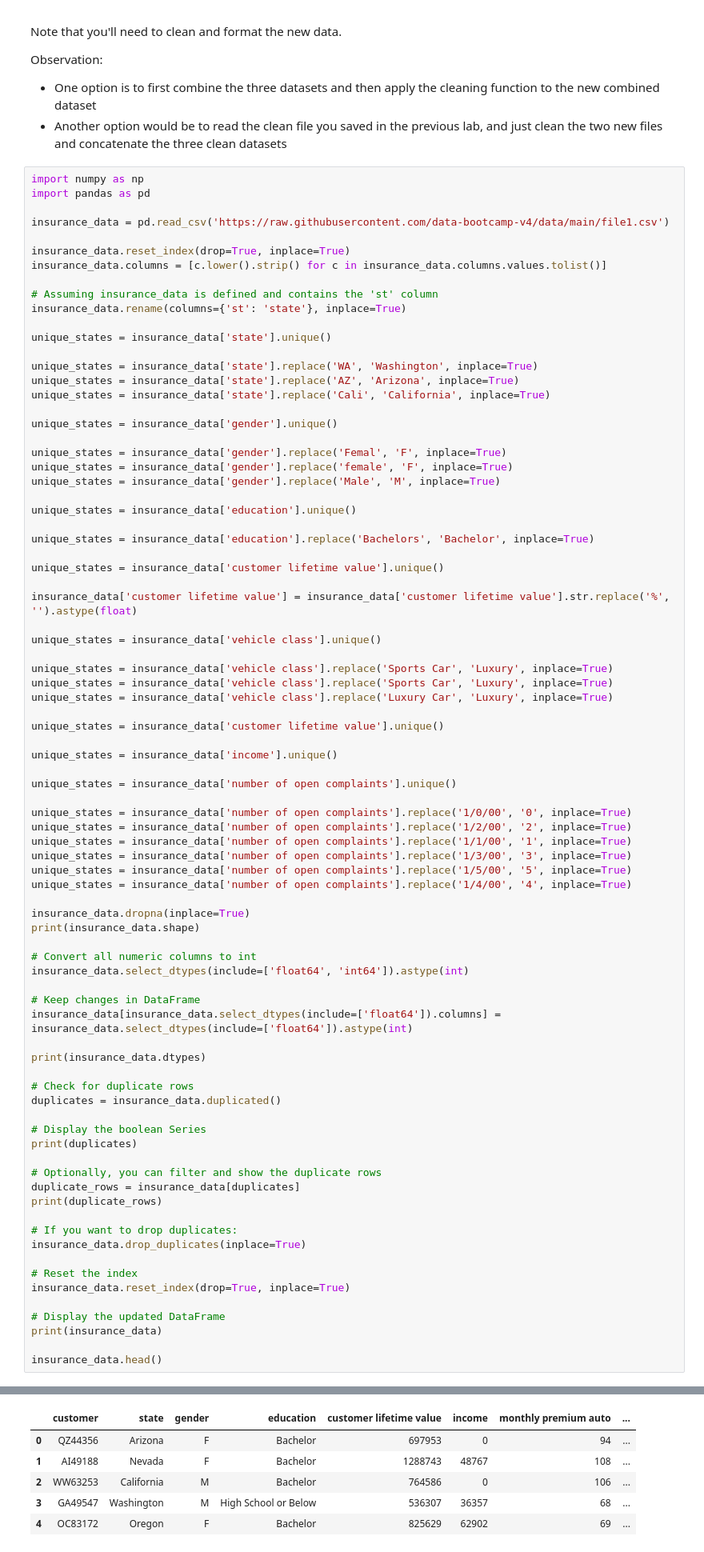
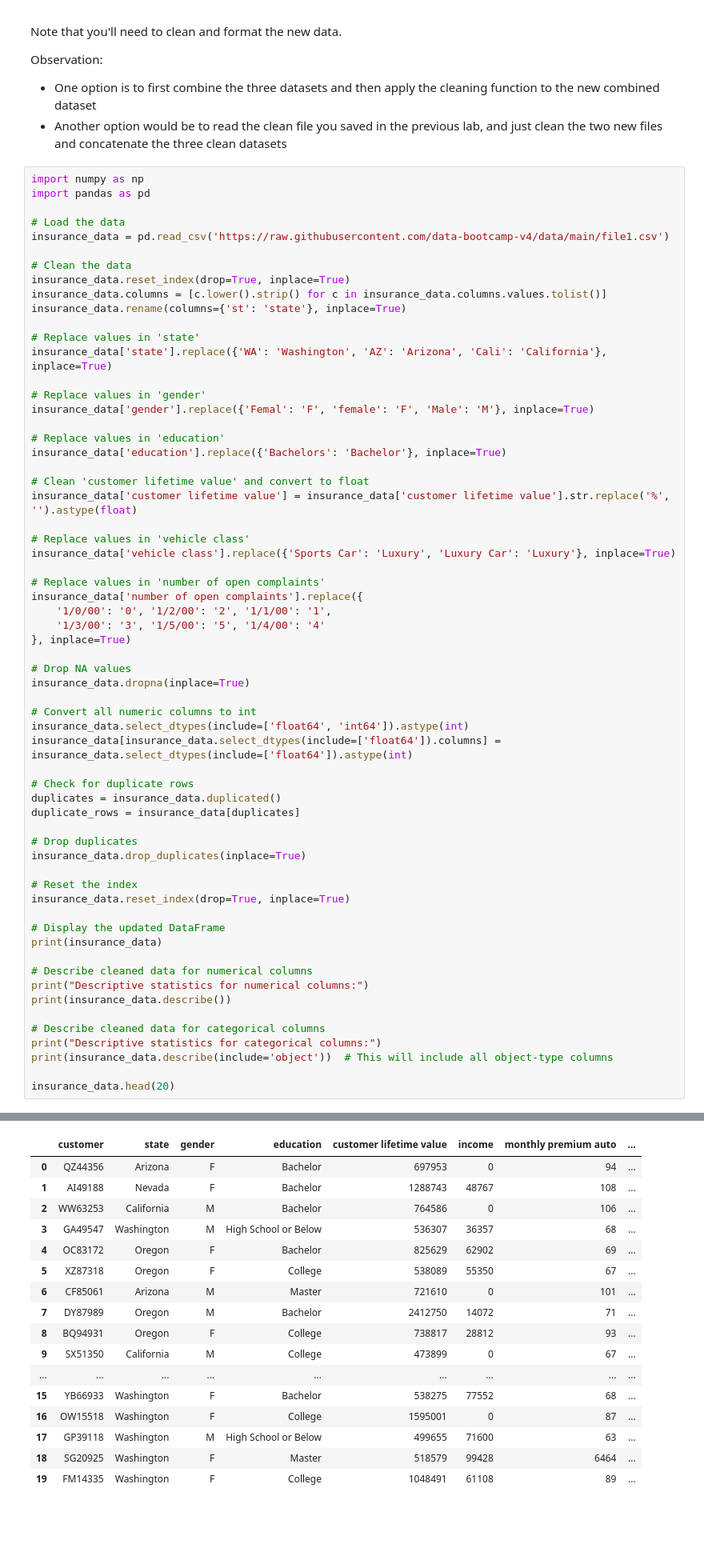
Before and after one commit to Cfg-data/lab-dw-data-structuring-and-combining, a Jupyter notebook: lab-dw-data-structuring-and-combining.ipynb, the cells around one changed output, grey strips where cells are left out. Shown: that part at 80% size. Saved outputs shown, nothing was run; the diff lists cells and outputs as text; blank space fills up the shorter version.

```diff
--- a/lab-dw-data-structuring-and-combining.ipynb
+++ b/lab-dw-data-structuring-and-combining.ipynb
@@ -20,75 +20,47 @@ Observation:
 import numpy as np
 import pandas as pd
 
+# Load the data
 insurance_data = pd.read_csv('https://raw.githubusercontent.com/data-bootcamp-v4/data/main/file1.csv')
 
+# Clean the data
 insurance_data.reset_index(drop=True, inplace=True)
 insurance_data.columns = [c.lower().strip() for c in insurance_data.columns.values.tolist()]
-
-# Assuming insurance_data is defined and contains the 'st' column
 insurance_data.rename(columns={'st': 'state'}, inplace=True)
 
-unique_states = insurance_data['state'].unique()
+# Replace values in 'state'
+insurance_data['state'].replace({'WA': 'Washington', 'AZ': 'Arizona', 'Cali': 'California'}, inplace=True)
 
-unique_states = insurance_data['state'].replace('WA', 'Washington', inplace=True)
-unique_states = insurance_data['state'].replace('AZ', 'Arizona', inplace=True)
-unique_states = insurance_data['state'].replace('Cali', 'California', inplace=True)
+# Replace values in 'gender'
+insurance_data['gender'].replace({'Femal': 'F', 'female': 'F', 'Male': 'M'}, inplace=True)
 
-unique_states = insurance_data['gender'].unique()
+# Replace values in 'education'
+insurance_data['education'].replace({'Bachelors': 'Bachelor'}, inplace=True)
 
-unique_states = insurance_data['gender'].replace('Femal', 'F', inplace=True)
-unique_states = insurance_data['gender'].replace('female', 'F', inplace=True)
-unique_states = insurance_data['gender'].replace('Male', 'M', inplace=True)
-
-unique_states = insurance_data['education'].unique()
-
-unique_states = insurance_data['education'].replace('Bachelors', 'Bachelor', inplace=True)
-
-unique_states = insurance_data['customer lifetime value'].unique()
-
+# Clean 'customer lifetime value' and convert to float
 insurance_data['customer lifetime value'] = insurance_data['customer lifetime value'].str.replace('%', '').astype(float)
 
-unique_states = insurance_data['vehicle class'].unique()
+# Replace values in 'vehicle class'
+insurance_data['vehicle class'].replace({'Sports Car': 'Luxury', 'Luxury Car': 'Luxury'}, inplace=True)
 
-unique_states = insurance_data['vehicle class'].replace('Sports Car', 'Luxury', inplace=True)
-unique_states = insurance_data['vehicle class'].replace('Sports Car', 'Luxury', inplace=True)
-unique_states = insurance_data['vehicle class'].replace('Luxury Car', 'Luxury', inplace=True)
+# Replace values in 'number of open complaints'
+insurance_data['number of open complaints'].replace({
+    '1/0/00': '0', '1/2/00': '2', '1/1/00': '1',
+    '1/3/00': '3', '1/5/00': '5', '1/4/00': '4'
+}, inplace=True)
 
-unique_states = insurance_data['customer lifetime value'].unique()
-
-unique_states = insurance_data['income'].unique()
-
-unique_states = insurance_data['number of open complaints'].unique()
-
-unique_states = insurance_data['number of open complaints'].replace('1/0/00', '0', inplace=True)
-unique_states = insurance_data['number of open complaints'].replace('1/2/00', '2', inplace=True)
-unique_states = insurance_data['number of open complaints'].replace('1/1/00', '1', inplace=True)
-unique_states = insurance_data['number of open complaints'].replace('1/3/00', '3', inplace=True)
-unique_states = insurance_data['number of open complaints'].replace('1/5/00', '5', inplace=True)
-unique_states = insurance_data['number of open complaints'].replace('1/4/00', '4', inplace=True)
-
+# Drop NA values
 insurance_data.dropna(inplace=True)
-print(insurance_data.shape)
 
 # Convert all numeric columns to int
 insurance_data.select_dtypes(include=['float64', 'int64']).astype(int)
-
-# Keep changes in DataFrame
 insurance_data[insurance_data.select_dtypes(include=['float64']).columns] = insurance_data.select_dtypes(include=['float64']).astype(int)
-
-print(insurance_data.dtypes)
 
 # Check for duplicate rows
 duplicates = insurance_data.duplicated()
+duplicate_rows = insurance_data[duplicates]
 
-# Display the boolean Series
-print(duplicates)
-
-# Optionally, you can filter and show the duplicate rows
-duplicate_rows = insurance_data[duplicates]
-print(duplicate_rows)
-
-# If you want to drop duplicates:
+# Drop duplicates
 insurance_data.drop_duplicates(inplace=True)
 
 # Reset the index
@@ -97,5 +69,13 @@ insurance_data.reset_index(drop=True, inplace=True)
 # Display the updated DataFrame
 print(insurance_data)
 
-insurance_data.head()
+# Describe cleaned data for numerical columns
+print("Descriptive statistics for numerical columns:")
+print(insurance_data.describe())
+
+# Describe cleaned data for categorical columns
+print("Descriptive statistics for categorical columns:")
+print(insurance_data.describe(include='object'))  # This will include all object-type columns
+
+insurance_data.head(20)
 # %% [output]
@@ -136,6 +116,17 @@ For example, when doing 'df[col].method(value, inplace=True)', try using 'df.met
 |  | customer | state | gender | education | customer lifetime value | income | monthly premium auto | ... |
 | 0 | QZ44356 | Arizona | F | Bachelor | 697953 | 0 | 94 | ... |
 | 1 | AI49188 | Nevada | F | Bachelor | 1288743 | 48767 | 108 | ... |
 | 2 | WW63253 | California | M | Bachelor | 764586 | 0 | 106 | ... |
 | 3 | GA49547 | Washington | M | High School or Below | 536307 | 36357 | 68 | ... |
 | 4 | OC83172 | Oregon | F | Bachelor | 825629 | 62902 | 69 | ... |
+| 5 | XZ87318 | Oregon | F | College | 538089 | 55350 | 67 | ... |
+| 6 | CF85061 | Arizona | M | Master | 721610 | 0 | 101 | ... |
+| 7 | DY87989 | Oregon | M | Bachelor | 2412750 | 14072 | 71 | ... |
+| 8 | BQ94931 | Oregon | F | College | 738817 | 28812 | 93 | ... |
+| 9 | SX51350 | California | M | College | 473899 | 0 | 67 | ... |
+| ... | ... | ... | ... | ... | ... | ... | ... | ... |
+| 15 | YB66933 | Washington | F | Bachelor | 538275 | 77552 | 68 | ... |
+| 16 | OW15518 | Washington | F | College | 1595001 | 0 | 87 | ... |
+| 17 | GP39118 | Washington | M | High School or Below | 499655 | 71600 | 63 | ... |
+| 18 | SG20925 | Washington | F | Master | 518579 | 99428 | 6464 | ... |
+| 19 | FM14335 | Washington | F | College | 1048491 | 61108 | 89 | ... |
```
Also changed, not shown: parts of 47 cells of this notebook, 6 other files.
